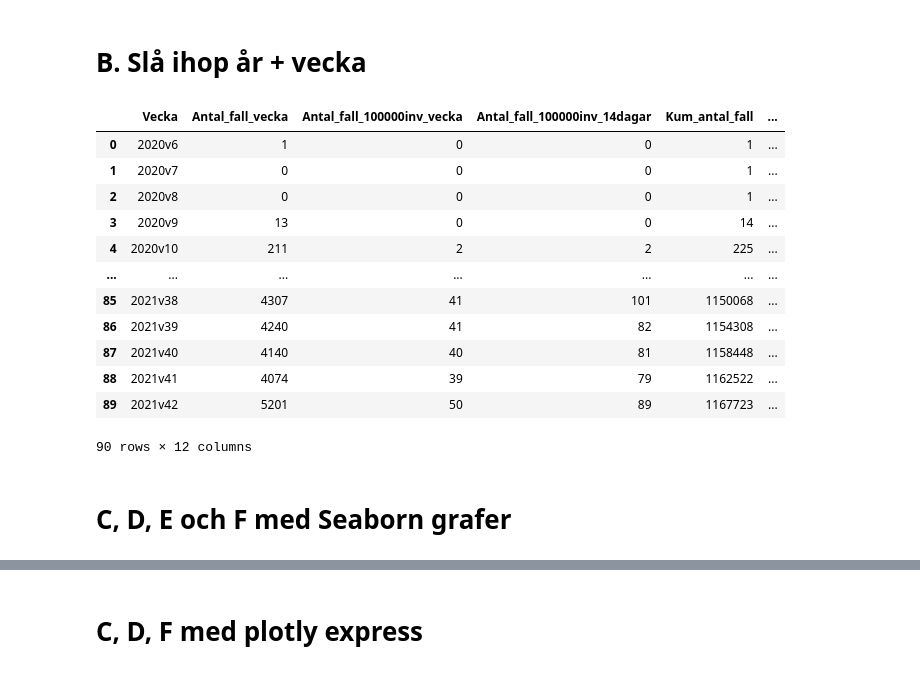
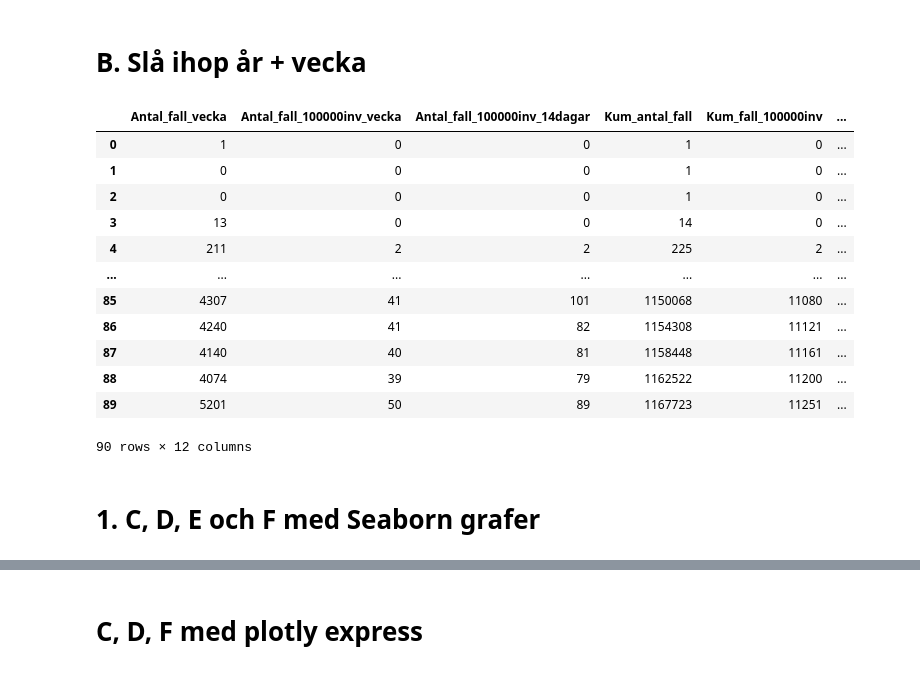
Before and after one commit to LukasKallstrom/databehandling_Lukas_Kallstrom, a Jupyter notebook: Labs/L1-Covid/covid.ipynb, the cells around one changed output, grey strips where cells are left out. Drawn from its saved outputs; the diff is of its cells as text; code cells hidden in the pictures.

```diff
--- a/Labs/L1-Covid/covid.ipynb
+++ b/Labs/L1-Covid/covid.ipynb
@@ -44,24 +44,25 @@ memory usage: 9.3 KB
 # %% [markdown]
 # B. Slå ihop år + vecka
 # %%
+"""Här läser läser vi in filen igen för tydlighetens skull, gör en ny kolumn genom att kombinera året och veckan.
+Vi tar också bort de två kolumnerna som användes till detta """
 covid19 = pd.read_excel("Data/Data-Covid19.xlsx", sheet_name="Veckodata Riket")
-covid19["år"] = covid19["år"].astype(str) + "v" + covid19["veckonummer"].astype(str)
-covid19 = covid19.rename(columns={"år":"Vecka"})
-covid19 = covid19.drop(["veckonummer"], axis=1)
+covid19["Vecka"] = covid19["år"].astype(str) + "v" + covid19["veckonummer"].astype(str)
+covid19 = covid19.drop(["veckonummer", "år"], axis=1)
 covid19
 # %% [output]
-|  | Vecka | Antal_fall_vecka | Antal_fall_100000inv_vecka | Antal_fall_100000inv_14dagar | Kum_antal_fall | ... |
-| 0 | 2020v6 | 1 | 0 | 0 | 1 | ... |
-| 1 | 2020v7 | 0 | 0 | 0 | 1 | ... |
-| 2 | 2020v8 | 0 | 0 | 0 | 1 | ... |
-| 3 | 2020v9 | 13 | 0 | 0 | 14 | ... |
-| 4 | 2020v10 | 211 | 2 | 2 | 225 | ... |
+|  | Antal_fall_vecka | Antal_fall_100000inv_vecka | Antal_fall_100000inv_14dagar | Kum_antal_fall | Kum_fall_100000inv | ... |
+| 0 | 1 | 0 | 0 | 1 | 0 | ... |
+| 1 | 0 | 0 | 0 | 1 | 0 | ... |
+| 2 | 0 | 0 | 0 | 1 | 0 | ... |
+| 3 | 13 | 0 | 0 | 14 | 0 | ... |
+| 4 | 211 | 2 | 2 | 225 | 2 | ... |
 | ... | ... | ... | ... | ... | ... | ... |
-| 85 | 2021v38 | 4307 | 41 | 101 | 1150068 | ... |
-| 86 | 2021v39 | 4240 | 41 | 82 | 1154308 | ... |
-| 87 | 2021v40 | 4140 | 40 | 81 | 1158448 | ... |
-| 88 | 2021v41 | 4074 | 39 | 79 | 1162522 | ... |
-| 89 | 2021v42 | 5201 | 50 | 89 | 1167723 | ... |
+| 85 | 4307 | 41 | 101 | 1150068 | 11080 | ... |
+| 86 | 4240 | 41 | 82 | 1154308 | 11121 | ... |
+| 87 | 4140 | 40 | 81 | 1158448 | 11161 | ... |
+| 88 | 4074 | 39 | 79 | 1162522 | 11200 | ... |
+| 89 | 5201 | 50 | 89 | 1167723 | 11251 | ... |
 90 rows × 12 columns
 # %% [markdown]
-# C, D, E och F med Seaborn grafer
+# 1. C, D, E och F med Seaborn grafer
```
Also changed, not shown: parts of 16 cells of this notebook.
